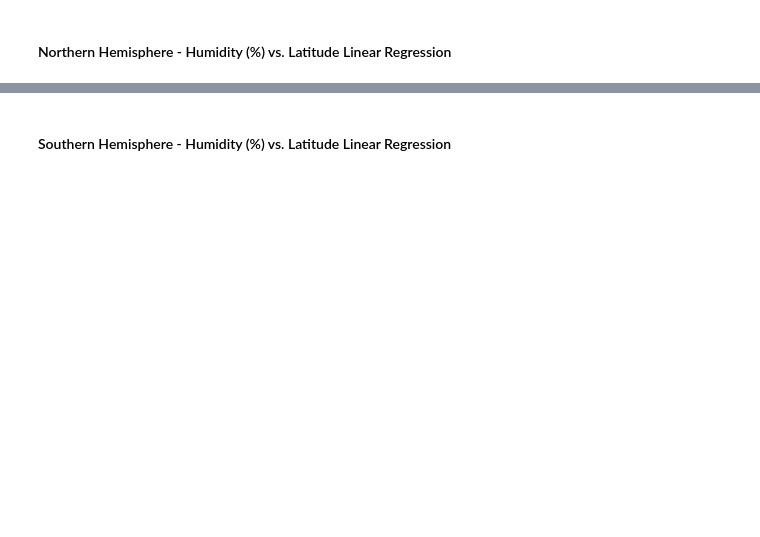
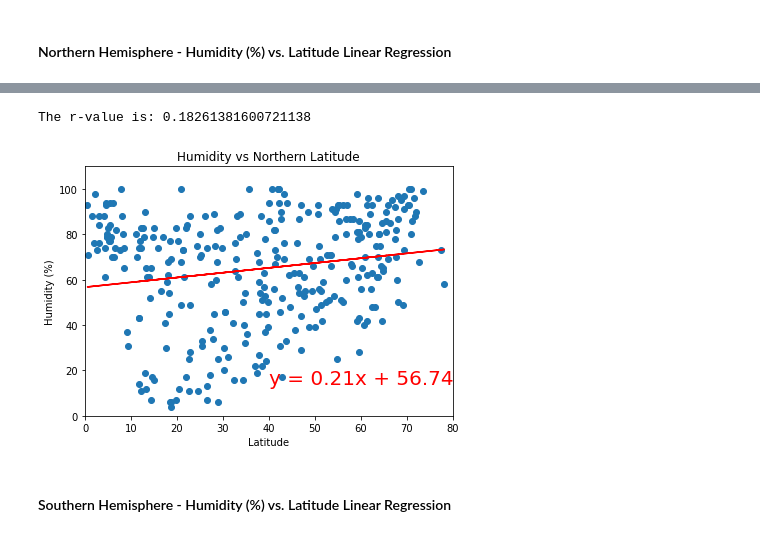
Before and after one commit to dvolz1130/python-api-challenge, a Jupyter notebook: WeatherPy/WeatherPy.ipynb, the cells around one changed output, grey strips where cells are left out. Cells and saved outputs as stored; diff of their text form; code cells hidden in the pictures; blank space fills up the shorter version.

```diff
--- a/WeatherPy/WeatherPy.ipynb
+++ b/WeatherPy/WeatherPy.ipynb
@@ -308,2 +354,32 @@ The r-value is: 0.000543987878808455
+# %%
+north_hem_df = cities_df[cities_df["Lat"] > 0]
+#south_hem_df = cities_df[cities_df["Lat"] < 0]
+
+#south_hem_df
+# north_hem_df
+
+x_values = north_hem_df["Lat"]
+y_values = north_hem_df["Humidity"]
+
+slope, inter, rvalue, pvalue, std_err = stats.linregress(x_values, y_values)
+regress_values = x_values * slope + inter
+
+print(f"The r-value is: {rvalue}")
+line_eq = "y = " + str(round(slope,2)) + "x + " + str(round(inter,2))
+plt.scatter(x_values, y_values)
+plt.plot(x_values,regress_values,"r-")
+plt.annotate(line_eq,(40,14),fontsize=20,color="red")
+plt.ylim(0, 110)
+plt.xlim(0, 80)
+plt.tight_layout()
+plt.xlabel("Latitude")
+plt.ylabel("Humidity (%)")
+plt.title("Humidity vs Northern Latitude")
+plt.savefig("../output_data/Nhem_humidity.png", dpi=100)
+plt.show()
+plt.close()
+# %% [output]
+The r-value is: 0.18261381600721138
+[figure, added]
 # %% [markdown]
 ####  Southern Hemisphere - Humidity (%) vs. Latitude Linear Regression
```
Also changed, not shown: parts of 27 cells of this notebook, 8 other files.
